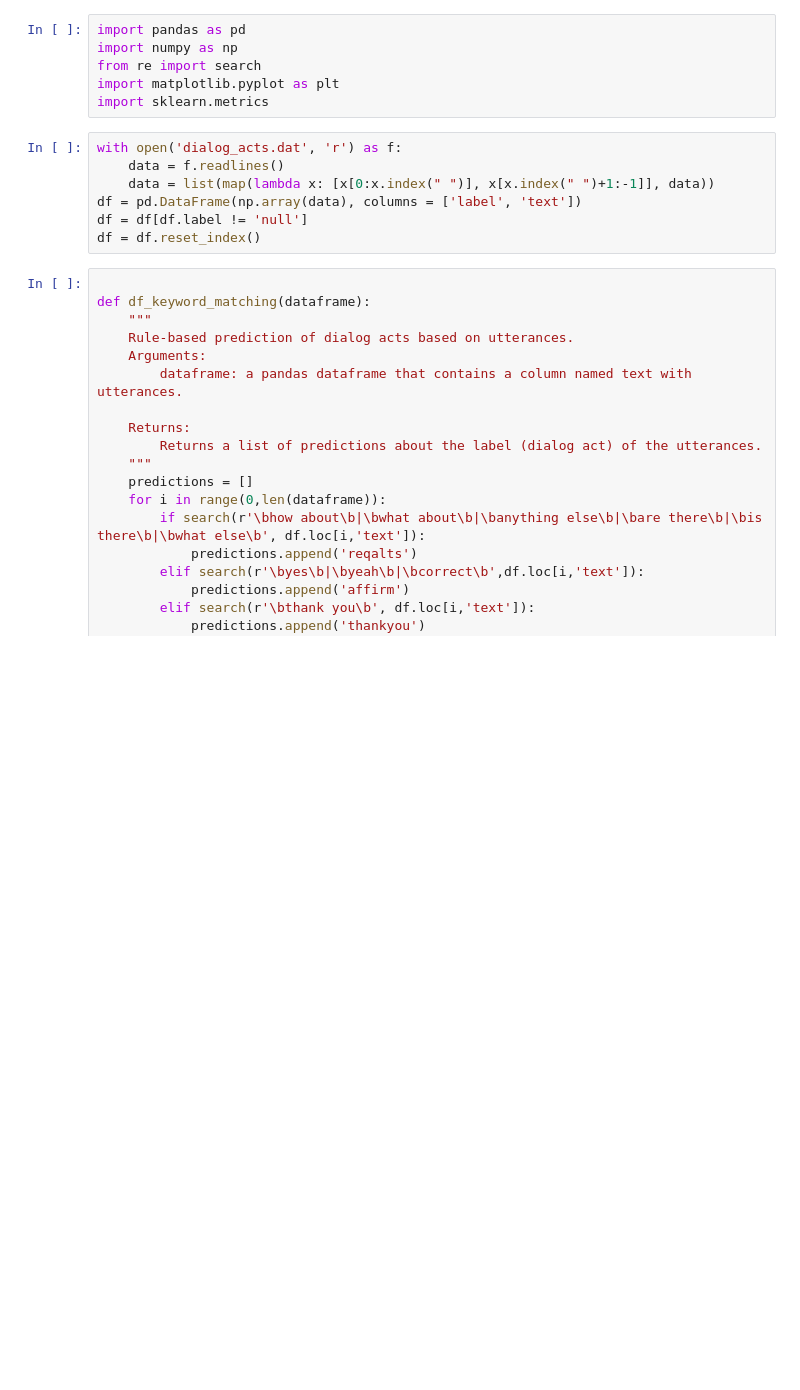
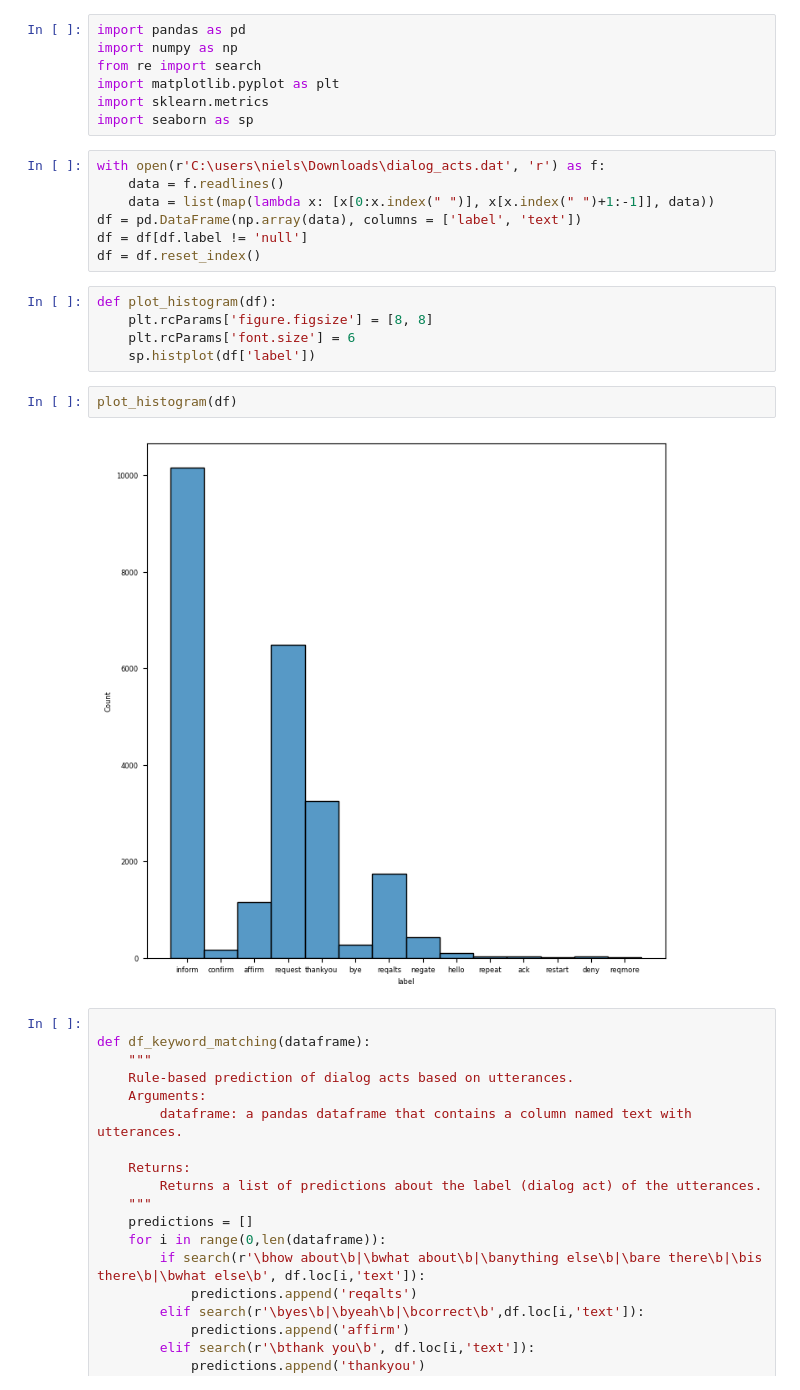
Before and after one commit to gusluchetti/uu-methods-ai-research, a Jupyter notebook: baselineRuleBasedSystem.ipynb, the cells around one changed output. Saved outputs shown, nothing was run; the diff lists cells and outputs as text; blank space fills up the shorter version.

Commit message:
Added histogram and testcases

```diff
--- a/baselineRuleBasedSystem.ipynb
+++ b/baselineRuleBasedSystem.ipynb
@@ -4,13 +4,23 @@ import numpy as np
 from re import search
 import matplotlib.pyplot as plt
 import sklearn.metrics
+import seaborn as sp
 # %%
-with open('dialog_acts.dat', 'r') as f:
+with open(r'C:\users\niels\Downloads\dialog_acts.dat', 'r') as f:
     data = f.readlines()
     data = list(map(lambda x: [x[0:x.index(" ")], x[x.index(" ")+1:-1]], data))
 df = pd.DataFrame(np.array(data), columns = ['label', 'text'])
 df = df[df.label != 'null']
 df = df.reset_index()
+# %%
+def plot_histogram(df):
+    plt.rcParams['figure.figsize'] = [8, 8]
+    plt.rcParams['font.size'] = 6
+    sp.histplot(df['label'])
+# %%
+plot_histogram(df)
+# %% [output]
+[figure, added]
 # %%
 
 def df_keyword_matching(dataframe):
```
Also changed, not shown: parts of 1 cell of this notebook, 1 other file.
